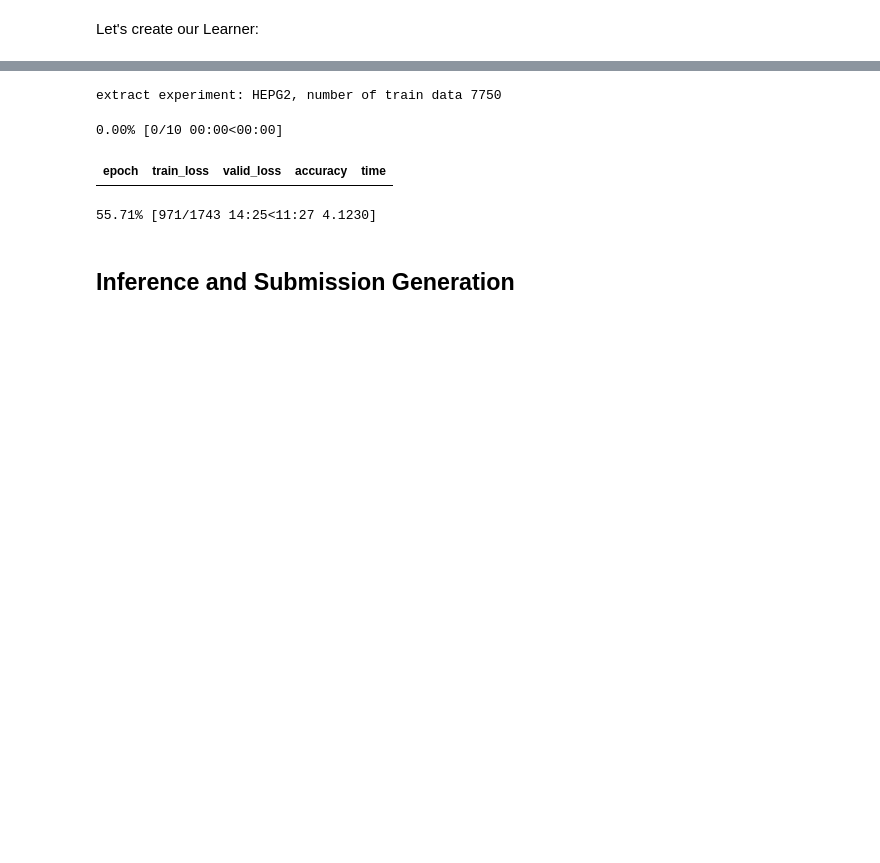
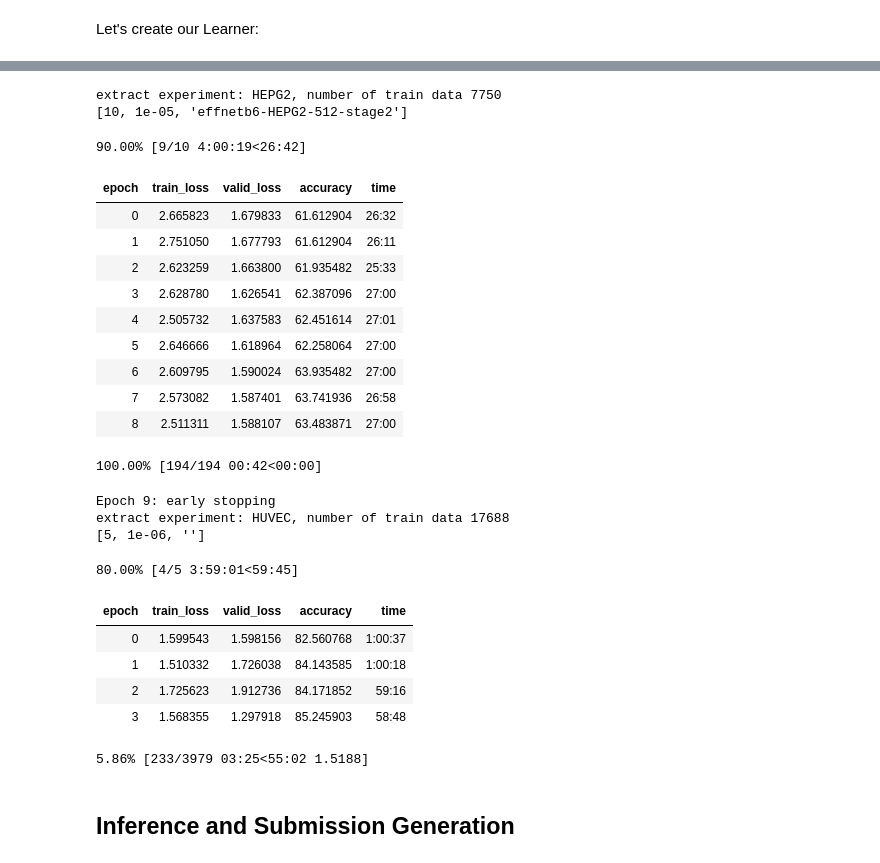
Before and after one commit to chengjiun/kaggle-2019Q3-cellular, a Jupyter notebook: Notebooks/rcic-fastai-effnetb5-512-gce-4exp.ipynb, the cells around one changed output, grey strips where cells are left out. Cells and saved outputs as stored; diff of their text form; code cells hidden in the pictures; blank space fills up the shorter version.

Commit message:
update effnetb6 4exp version

```diff
--- a/Notebooks/rcic-fastai-effnetb5-512-gce-4exp.ipynb
+++ b/Notebooks/rcic-fastai-effnetb5-512-gce-4exp.ipynb
@@ -321,40 +328,69 @@ bestmodel_2.pth  bestmodel.pth    effnetb6-512-stage2.pth
 # 4Ti
 exp_list = ['HEPG2', 'HUVEC', 'RPE', 'U2OS']
 image_size=512
 tfms = get_transforms(do_flip=True, flip_vert=True,
                       max_lighting=0.2, p_lighting=0.5,
                       max_warp=0.05, max_rotate=20., max_zoom=1.1)
+params = {'HEPG2': [10, 1e-5, 'effnetb6-HEPG2-512-stage2'],
+          'HUVEC': [5, 1e-6, ''],
+          'RPE': [10, 1e-5, ''],
+          'U2OS': [10, 1e-5, '']}
 
 for exp in exp_list:
 
     proc_train_exp_df = generate_df(train_df, sample_num=[1,2], exp=exp, test_size=0.1)
     data = (MultiChannelImageList.from_df(df=proc_train_exp_df,path='../DATA/kaggle-2019Q3-cellular/train/')
             .split_from_df(col=2)
             .label_from_df()
             .transform(tfms,size=image_size)
             .databunch(bs=8,num_workers=8)
             .normalize(stats)
            )
-
+    print(params[exp])
     learn = Learner(data,
                     effnetb6, opt_func=optar,
                     metrics = [accuracy],
                     model_dir='./fastaimodels').to_fp16()
     # learn.model = torch.nn.DataParallel(learn.model)
-    learn.path = Path('./effb6-gce')
-    learn.load('effnetb6-512-stage2')
-    learn.path = Path('./effb6-4exps-gce')
+    if params[exp][2] is '':
+        learn.path = Path('./effb6-gce')
+        learn.load('effnetb6-512-stage2')
+        learn.path = Path('./effb6-4exps-gce')
+    else:
+        learn.path = Path('./effb6-4exps-gce')
+        learn.load(params[exp][2])
 
     learn.unfreeze()
-    learn.fit_one_cycle(10,1e-5, callbacks=[SaveModelCallback(learn, every='improvement', monitor='accuracy')])
+    learn.fit_one_cycle(params[exp][0],params[exp][1],
+                        callbacks=[EarlyStoppingCallback(learn, monitor='accuracy', min_delta=0.01, patience=2)])
 
     learn.save(f'effnetb6-{exp}-512-stage2')
     learn.export()
 # %% [output]
 extract experiment: HEPG2, number of train data 7750
+[10, 1e-05, 'effnetb6-HEPG2-512-stage2']
-0.00% [0/10 00:00<00:00]
+90.00% [9/10 4:00:19<26:42]
 | epoch | train_loss | valid_loss | accuracy | time |
+| 0 | 2.665823 | 1.679833 | 61.612904 | 26:32 |
+| 1 | 2.751050 | 1.677793 | 61.612904 | 26:11 |
+| 2 | 2.623259 | 1.663800 | 61.935482 | 25:33 |
+| 3 | 2.628780 | 1.626541 | 62.387096 | 27:00 |
+| 4 | 2.505732 | 1.637583 | 62.451614 | 27:01 |
+| 5 | 2.646666 | 1.618964 | 62.258064 | 27:00 |
+| 6 | 2.609795 | 1.590024 | 63.935482 | 27:00 |
+| 7 | 2.573082 | 1.587401 | 63.741936 | 26:58 |
+| 8 | 2.511311 | 1.588107 | 63.483871 | 27:00 |
-55.71% [971/1743 14:25<11:27 4.1230]
+100.00% [194/194 00:42<00:00]
+Epoch 9: early stopping
+extract experiment: HUVEC, number of train data 17688
+[5, 1e-06, '']
+80.00% [4/5 3:59:01<59:45]
+| epoch | train_loss | valid_loss | accuracy | time |
+| 0 | 1.599543 | 1.598156 | 82.560768 | 1:00:37 |
+| 1 | 1.510332 | 1.726038 | 84.143585 | 1:00:18 |
+| 2 | 1.725623 | 1.912736 | 84.171852 | 59:16 |
+| 3 | 1.568355 | 1.297918 | 85.245903 | 58:48 |
+5.86% [233/3979 03:25<55:02 1.5188]
 # %% [markdown]
 ## Inference and Submission Generation
 # %%
```
Also changed, not shown: parts of 18 cells of this notebook.
